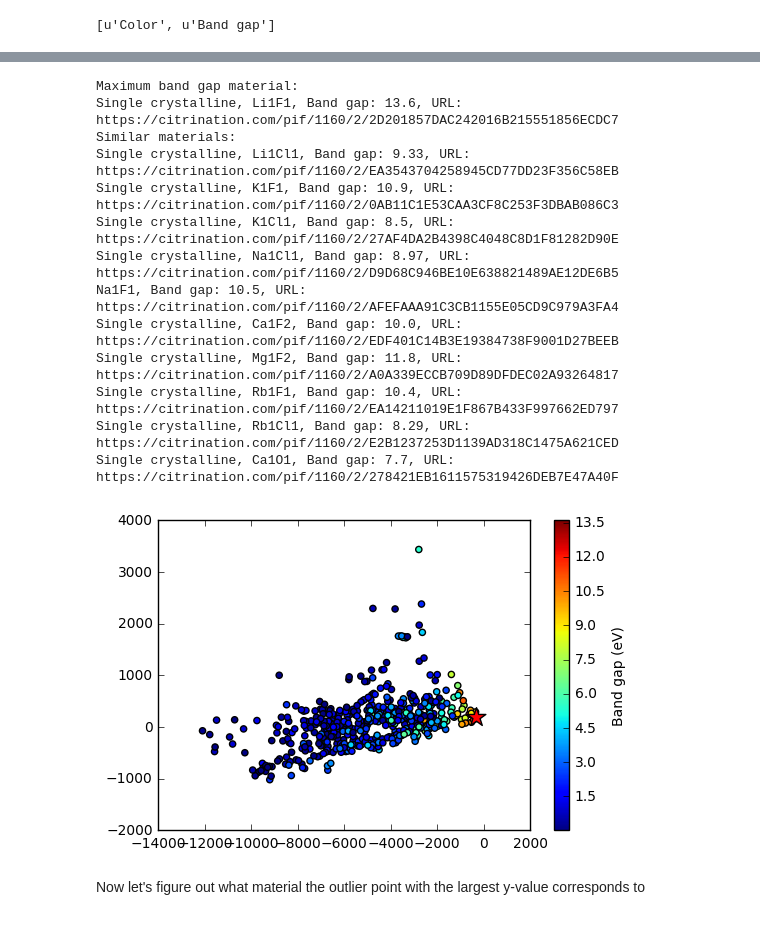
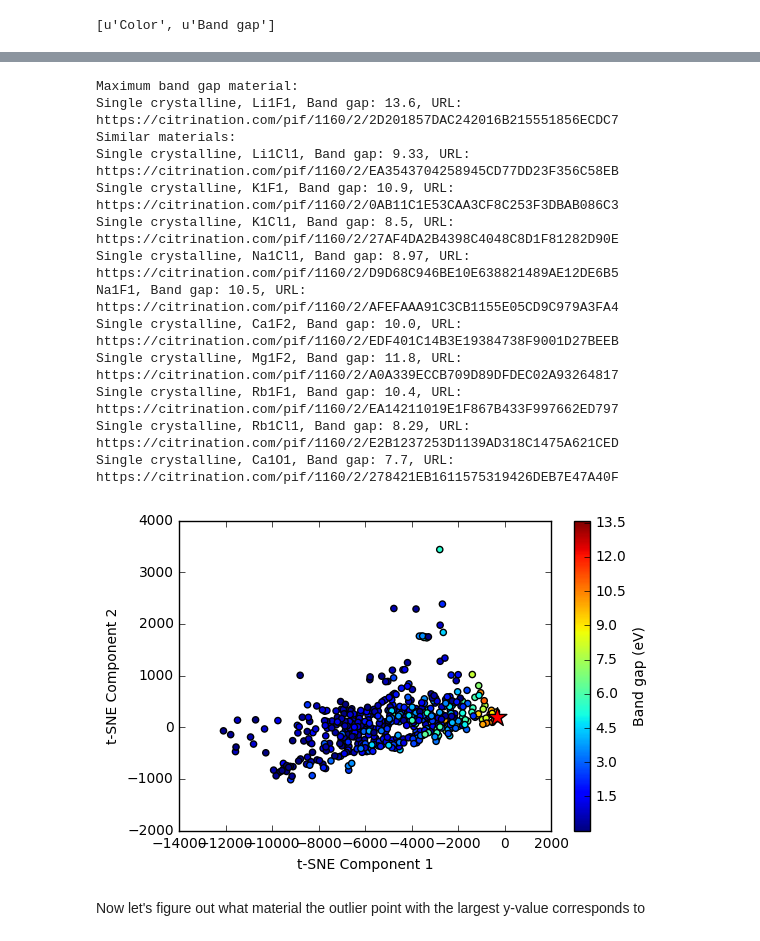
Before and after one commit to CitrineInformatics/learn-citrination, a Jupyter notebook: t-SNE API.ipynb, the cells around one changed output, grey strips where cells are left out. Saved outputs shown, nothing was run; the diff lists cells and outputs as text; code cells hidden in the pictures.

Commit message:
Updated based on feedback

```diff
--- a/t-SNE API.ipynb
+++ b/t-SNE API.ipynb
@@ -34,7 +46,9 @@ coordinates_and_bg[:,0] = tsne["Band gap"]["x"]
 coordinates_and_bg[:,1] = tsne["Band gap"]["y"]
 coordinates_and_bg[:,2] = tsne["Band gap"]["z"]
 # %%
-# Find the n materials closest to the target material, as specified by index, based on cartesian distance
+# Find the n materials closest to the target material, as specified by index
+# based on cartesian distance in the t-SNE coordinates
 def find_most_similar_materials(index, coordinates, n_materials=10):
-    return np.argsort(np.linalg.norm(coordinates_and_bg[:,0:2] - coordinates_and_bg[index,0:2], axis=1))[1:n_materials+1]
+    distances = np.linalg.norm(coordinates_and_bg[:,0:2] - coordinates_and_bg[index,0:2], axis=1)
+    return np.argsort(distances)[1:n_materials+1]
 # %% [markdown]
@@ -42,36 +56,42 @@ From inspecting this cluster of materials, we can see that the t-SNE plot has gr
 # %%
 # Get the index of the maximum band gap material
 max_bg_index = np.argmax(coordinates_and_bg, axis=0)[2]
-print "Maximum band gap material:"
-print "{}, Band gap: {}, URL: https://citrination.com/pif/{}".format(tsne["Band gap"]["label"][max_bg_index],
-                                                                     tsne["Band gap"]["z"][max_bg_index],
-                                                                     tsne["Band gap"]["uid"][max_bg_index])
-print "Similar materials:"
+print("Maximum band gap material:")
+print("{}, Band gap: {}, URL: https://citrination.com/pif/{}"
+      .format(tsne["Band gap"]["label"][max_bg_index],
+              tsne["Band gap"]["z"][max_bg_index],
+              tsne["Band gap"]["uid"][max_bg_index])
+     )
+print("Similar materials:")
 for idx in find_most_similar_materials(max_bg_index, coordinates_and_bg[:,0:2]):
-    print "{}, Band gap: {}, URL: https://citrination.com/pif/{}".format(tsne["Band gap"]["label"][idx],
-                                                                         tsne["Band gap"]["z"][idx],
-                                                                         tsne["Band gap"]["uid"][idx])
+    print("{}, Band gap: {}, URL: https://citrination.com/pif/{}"
+          .format(tsne["Band gap"]["label"][idx],
+                  tsne["Band gap"]["z"][idx],
+                  tsne["Band gap"]["uid"][idx])
+         )
 
 plt.figure()
 plt.scatter(tsne["Band gap"]['x'], tsne["Band gap"]['y'], c=tsne["Band gap"]['z'])
 plt.colorbar(label="Band gap (eV)")
 plt.scatter(coordinates_and_bg[max_bg_index, 0], coordinates_and_bg[max_bg_index, 1], marker="*", c="r", s=200)
+plt.xlabel("t-SNE Component 1")
+plt.ylabel("t-SNE Component 2")
 plt.show()
 # %% [output]
 Maximum band gap material:
 Single crystalline, Li1F1, Band gap: 13.6, URL: https://citrination.com/pif/1160/2/2D201857DAC242016B215551856ECDC7
 Similar materials:
 Single crystalline, Li1Cl1, Band gap: 9.33, URL: https://citrination.com/pif/1160/2/EA3543704258945CD77DD23F356C58EB
 Single crystalline, K1F1, Band gap: 10.9, URL: https://citrination.com/pif/1160/2/0AB11C1E53CAA3CF8C253F3DBAB086C3
 Single crystalline, K1Cl1, Band gap: 8.5, URL: https://citrination.com/pif/1160/2/27AF4DA2B4398C4048C8D1F81282D90E
 Single crystalline, Na1Cl1, Band gap: 8.97, URL: https://citrination.com/pif/1160/2/D9D68C946BE10E638821489AE12DE6B5
 Na1F1, Band gap: 10.5, URL: https://citrination.com/pif/1160/2/AFEFAAA91C3CB1155E05CD9C979A3FA4
 Single crystalline, Ca1F2, Band gap: 10.0, URL: https://citrination.com/pif/1160/2/EDF401C14B3E19384738F9001D27BEEB
 Single crystalline, Mg1F2, Band gap: 11.8, URL: https://citrination.com/pif/1160/2/A0A339ECCB709D89DFDEC02A93264817
 Single crystalline, Rb1F1, Band gap: 10.4, URL: https://citrination.com/pif/1160/2/EA14211019E1F867B433F997662ED797
 Single crystalline, Rb1Cl1, Band gap: 8.29, URL: https://citrination.com/pif/1160/2/E2B1237253D1139AD318C1475A621CED
 Single crystalline, Ca1O1, Band gap: 7.7, URL: https://citrination.com/pif/1160/2/278421EB1611575319426DEB7E47A40F
-[figure, old version]
+[figure, new version]
 # %% [markdown]
 Now let's figure out what material the outlier point with the largest y-value corresponds to
 # %%
```
Also changed, not shown: parts of 10 cells of this notebook.
